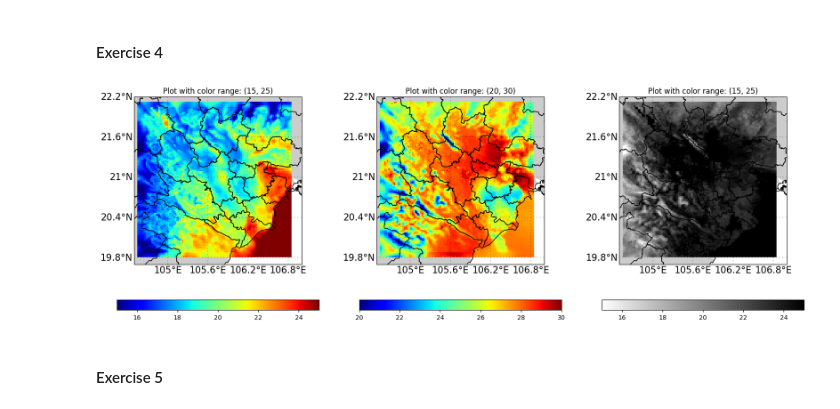
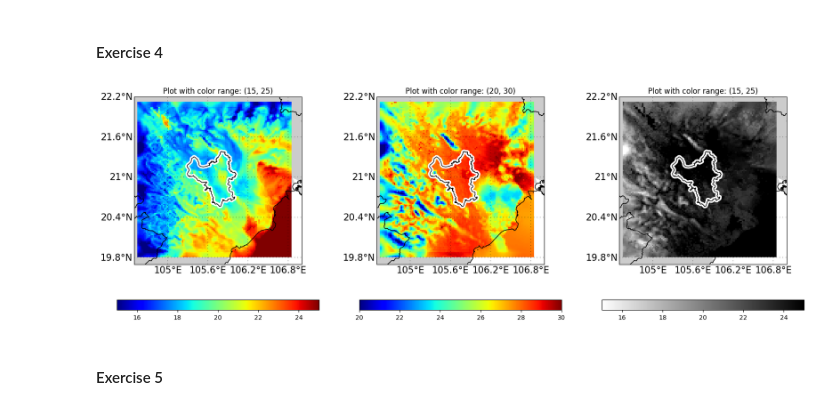
Before and after one commit to Minhsuperfragile/data_visualization_labwork, a Jupyter notebook: 22bi13304_Nguyen_Trong_Minh.ipynb, the cells around one changed output. Saved outputs shown, nothing was run; the diff lists cells and outputs as text; code cells hidden in the pictures.

```diff
--- a/22bi13304_Nguyen_Trong_Minh.ipynb
+++ b/22bi13304_Nguyen_Trong_Minh.ipynb
@@ -116,6 +118,10 @@ xr_data = xr.open_dataset(netcdf_file)
 lon = xr_data.coords["XLONG"].values
 lat = xr_data.coords["XLAT"].values
 data = xr_data.data_vars["T2"].values
+
+gadm_shapefile_path = 'gadm41_VNM_0/gadm41_VNM_1.shp'
+gadm_data = gpd.read_file(gadm_shapefile_path)
+hanoi = gadm_data[gadm_data['NAME_1'] == 'Hà Nội']
 # %%
 #now, create a map
 fig = plt.figure(figsize=(20,7))
@@ -132,35 +138,39 @@ for i in range(3):
     map2 = Basemap(projection='merc',
                   llcrnrlon=lon_min, #lower left corner longtitude
                   llcrnrlat=lat_min, #lower left corner lattitude
                   urcrnrlon=lon_max, #upper right corner longtitude
                   urcrnrlat=lat_max, #upper right corner lattitude
                   resolution='i',epsg=4326)
 
    #some decorations
     map2.fillcontinents(zorder=0)
 
    #draw the lat and lon
     parallels = arange(-90.,150, around((lat_max-lat_min)/4, decimals=1)) 	#lat
     meridians = arange(0.,180., around((lat_max-lat_min)/4, decimals=1))
     map2.drawparallels(parallels,linewidth=0.5,dashes=[2,8],labels=[1,0,0,0],fontsize=15, zorder=12) # left, right, top or bottom
     map2.drawmeridians(meridians,linewidth=0.5,dashes=[2,8],labels=[0,0,0,1],fontsize=15, zorder=12)
 
    #add vietnam
-    map2.readshapefile(r'gadm41_VNM_0/gadm41_VNM_1', "gadm41_VNM_1", linewidth=1,color='k')
+    map2.readshapefile(r'gadm41_VNM_0/gadm41_VNM_0', "gadm41_VNM_0", linewidth=1,color='k')
     # hanoi.plot()
+    hanoi_boundary = hanoi.geometry.values[0]
+    x, y = hanoi_boundary.exterior.xy
+    ax.plot(x, y, color='black', linewidth=1, zorder=12, path_effects=[pe.Stroke(linewidth=6, foreground='white'), pe.Normal()])
+
    #now plot the data
     hour = i*6
 
     cm = plt.pcolormesh( lon , lat , data[hour,:,:]-273.15,vmin = vrange[i][0],vmax = vrange[i][1],cmap='jet' if i != 2 else 'binary')
 
     cbar.set_ticks(range(vrange[i][0],vrange[i][1]))  # Positions of ticks
     cbar.set_ticklabels(range(vrange[i][0],vrange[i][1]))
     fig.colorbar(cm, orientation= 'horizontal')
     plt.title(f"Plot with color range: {vrange[i]}")
 
 plt.show()
 # %% [output]
-[figure, old version]
+[figure, new version]
 # %% [markdown]
 #### Exercise 5
 # %%
```
Also changed, not shown: parts of 1 cell of this notebook, 1 other file.
